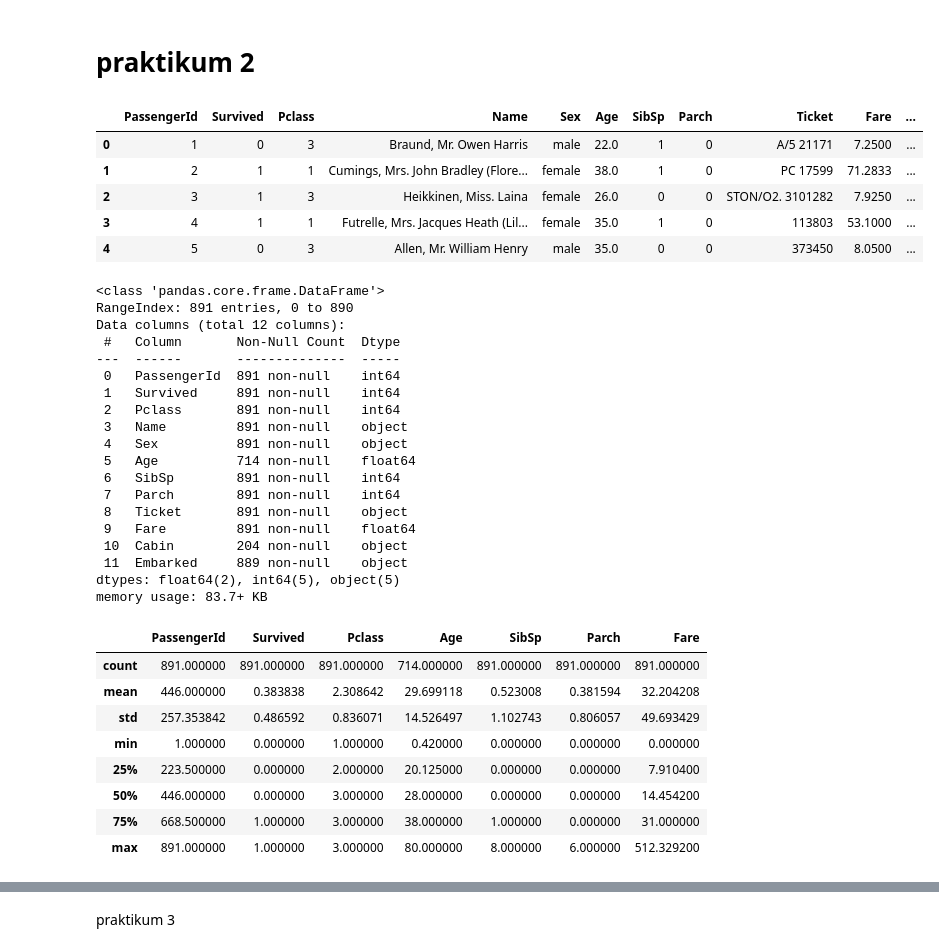
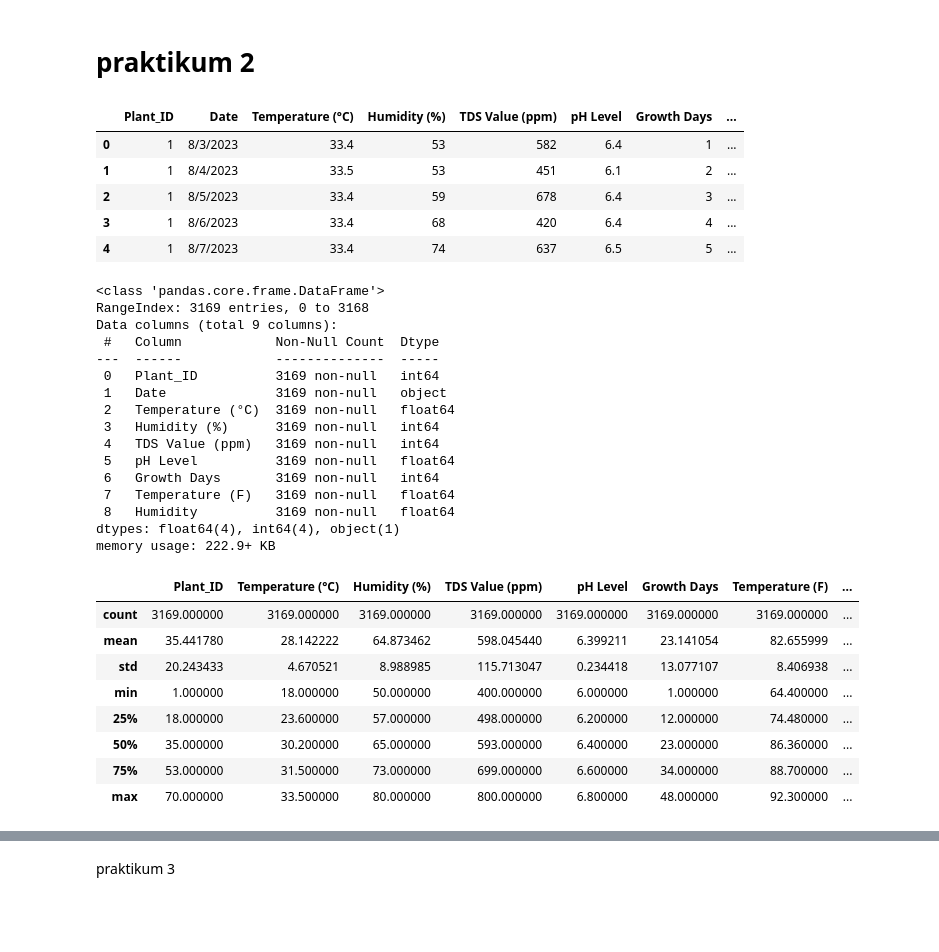
Before and after one commit to DinaKSari/244107020072_PEMBELAJARAN_MESIN, a Jupyter notebook: TG2_244107020072_DINA_KUMALA_SARI.ipynb, the cells around one changed output, grey strips where cells are left out. Drawn from its saved outputs; the diff is of its cells as text; code cells hidden in the pictures; blank space fills up the shorter version.

```diff
--- a/TG2_244107020072_DINA_KUMALA_SARI.ipynb
+++ b/TG2_244107020072_DINA_KUMALA_SARI.ipynb
@@ -135,17 +140,17 @@ import pandas as pd
 import numpy as np
 # %%
 #memuat data
-df = pd.read_csv('Titanic-Dataset.csv')
+df = pd.read_csv('lettuce_dataset_updated.csv', encoding='latin1')
 
 # Tampilkan 5 data teratas
 df.head()
 # %% [output]
-|  | PassengerId | Survived | Pclass | Name | Sex | Age | SibSp | Parch | Ticket | Fare | ... |
-| 0 | 1 | 0 | 3 | Braund, Mr. Owen Harris | male | 22.0 | 1 | 0 | A/5 21171 | 7.2500 | ... |
-| 1 | 2 | 1 | 1 | Cumings, Mrs. John Bradley (Flore... | female | 38.0 | 1 | 0 | PC 17599 | 71.2833 | ... |
-| 2 | 3 | 1 | 3 | Heikkinen, Miss. Laina | female | 26.0 | 0 | 0 | STON/O2. 3101282 | 7.9250 | ... |
-| 3 | 4 | 1 | 1 | Futrelle, Mrs. Jacques Heath (Lil... | female | 35.0 | 1 | 0 | 113803 | 53.1000 | ... |
-| 4 | 5 | 0 | 3 | Allen, Mr. William Henry | male | 35.0 | 0 | 0 | 373450 | 8.0500 | ... |
+|  | Plant_ID | Date | Temperature (°C) | Humidity (%) | TDS Value (ppm) | pH Level | Growth Days | ... |
+| 0 | 1 | 8/3/2023 | 33.4 | 53 | 582 | 6.4 | 1 | ... |
+| 1 | 1 | 8/4/2023 | 33.5 | 53 | 451 | 6.1 | 2 | ... |
+| 2 | 1 | 8/5/2023 | 33.4 | 59 | 678 | 6.4 | 3 | ... |
+| 3 | 1 | 8/6/2023 | 33.4 | 68 | 420 | 6.4 | 4 | ... |
+| 4 | 1 | 8/7/2023 | 33.4 | 74 | 637 | 6.5 | 5 | ... |
 # %%
 #langkah 2
 #cek tipe dimensi
@@ -161,30 +166,27 @@ df.isnull().sum()
 df.describe()
 # %% [output]
 <class 'pandas.core.frame.DataFrame'>
-RangeIndex: 891 entries, 0 to 890
-Data columns (total 12 columns):
- #   Column       Non-Null Count  Dtype
----  ------       --------------  -----
- 0   PassengerId  891 non-null    int64
- 1   Survived     891 non-null    int64
- 2   Pclass       891 non-null    int64
- 3   Name         891 non-null    object
- 4   Sex          891 non-null    object
- 5   Age          714 non-null    float64
- 6   SibSp        891 non-null    int64
- 7   Parch        891 non-null    int64
- 8   Ticket       891 non-null    object
- 9   Fare         891 non-null    float64
- 10  Cabin        204 non-null    object
- 11  Embarked     889 non-null    object
-dtypes: float64(2), int64(5), object(5)
-memory usage: 83.7+ KB
+RangeIndex: 3169 entries, 0 to 3168
+Data columns (total 9 columns):
+ #   Column            Non-Null Count  Dtype
+---  ------            --------------  -----
+ 0   Plant_ID          3169 non-null   int64
+ 1   Date              3169 non-null   object
+ 2   Temperature (°C)  3169 non-null   float64
+ 3   Humidity (%)      3169 non-null   int64
+ 4   TDS Value (ppm)   3169 non-null   int64
+ 5   pH Level          3169 non-null   float64
+ 6   Growth Days       3169 non-null   int64
+ 7   Temperature (F)   3169 non-null   float64
+ 8   Humidity          3169 non-null   float64
+dtypes: float64(4), int64(4), object(1)
+memory usage: 222.9+ KB
-|  | PassengerId | Survived | Pclass | Age | SibSp | Parch | Fare |
-| count | 891.000000 | 891.000000 | 891.000000 | 714.000000 | 891.000000 | 891.000000 | 891.000000 |
-| mean | 446.000000 | 0.383838 | 2.308642 | 29.699118 | 0.523008 | 0.381594 | 32.204208 |
-| std | 257.353842 | 0.486592 | 0.836071 | 14.526497 | 1.102743 | 0.806057 | 49.693429 |
-| min | 1.000000 | 0.000000 | 1.000000 | 0.420000 | 0.000000 | 0.000000 | 0.000000 |
-| 25% | 223.500000 | 0.000000 | 2.000000 | 20.125000 | 0.000000 | 0.000000 | 7.910400 |
-| 50% | 446.000000 | 0.000000 | 3.000000 | 28.000000 | 0.000000 | 0.000000 | 14.454200 |
-| 75% | 668.500000 | 1.000000 | 3.000000 | 38.000000 | 1.000000 | 0.000000 | 31.000000 |
-| max | 891.000000 | 1.000000 | 3.000000 | 80.000000 | 8.000000 | 6.000000 | 512.329200 |
+|  | Plant_ID | Temperature (°C) | Humidity (%) | TDS Value (ppm) | pH Level | Growth Days | Temperature (F) | ... |
+| count | 3169.000000 | 3169.000000 | 3169.000000 | 3169.000000 | 3169.000000 | 3169.000000 | 3169.000000 | ... |
+| mean | 35.441780 | 28.142222 | 64.873462 | 598.045440 | 6.399211 | 23.141054 | 82.655999 | ... |
+| std | 20.243433 | 4.670521 | 8.988985 | 115.713047 | 0.234418 | 13.077107 | 8.406938 | ... |
+| min | 1.000000 | 18.000000 | 50.000000 | 400.000000 | 6.000000 | 1.000000 | 64.400000 | ... |
+| 25% | 18.000000 | 23.600000 | 57.000000 | 498.000000 | 6.200000 | 12.000000 | 74.480000 | ... |
+| 50% | 35.000000 | 30.200000 | 65.000000 | 593.000000 | 6.400000 | 23.000000 | 86.360000 | ... |
+| 75% | 53.000000 | 31.500000 | 73.000000 | 699.000000 | 6.600000 | 34.000000 | 88.700000 | ... |
+| max | 70.000000 | 33.500000 | 80.000000 | 800.000000 | 6.800000 | 48.000000 | 92.300000 | ... |
```
Also changed, not shown: parts of 14 cells of this notebook.
